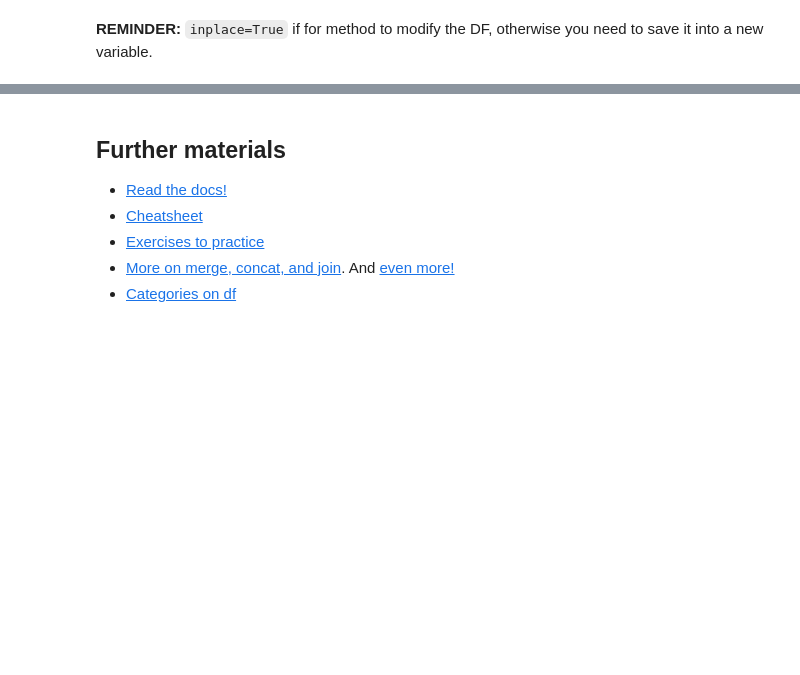
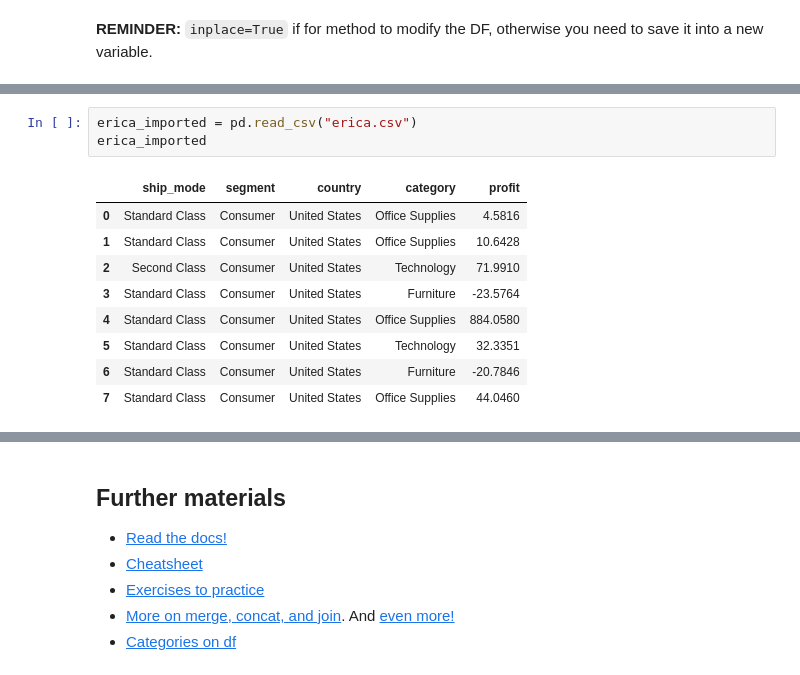
Before and after one commit to Ironhack-data-bcn-january-2024/lectures, a Jupyter notebook: week-2/3-Pandas II - Transformation.ipynb, the cells around one changed output, grey strips where cells are left out. Saved outputs shown, nothing was run; the diff lists cells and outputs as text; blank space fills up the shorter version.

```diff
--- a/week-2/3-Pandas II - Transformation.ipynb
+++ b/week-2/3-Pandas II - Transformation.ipynb
@@ -1540,0 +1566,13 @@ df.reset_index(inplace=True) # reset the index and overwrite
+# %%
+erica_imported = pd.read_csv("erica.csv")
+erica_imported
+# %% [output]
+|  | ship_mode | segment | country | category | profit |
+| 0 | Standard Class | Consumer | United States | Office Supplies | 4.5816 |
+| 1 | Standard Class | Consumer | United States | Office Supplies | 10.6428 |
+| 2 | Second Class | Consumer | United States | Technology | 71.9910 |
+| 3 | Standard Class | Consumer | United States | Furniture | -23.5764 |
+| 4 | Standard Class | Consumer | United States | Office Supplies | 884.0580 |
+| 5 | Standard Class | Consumer | United States | Technology | 32.3351 |
+| 6 | Standard Class | Consumer | United States | Furniture | -20.7846 |
+| 7 | Standard Class | Consumer | United States | Office Supplies | 44.0460 |
```
Also changed, not shown: parts of 136 cells of this notebook, 2 other files.
